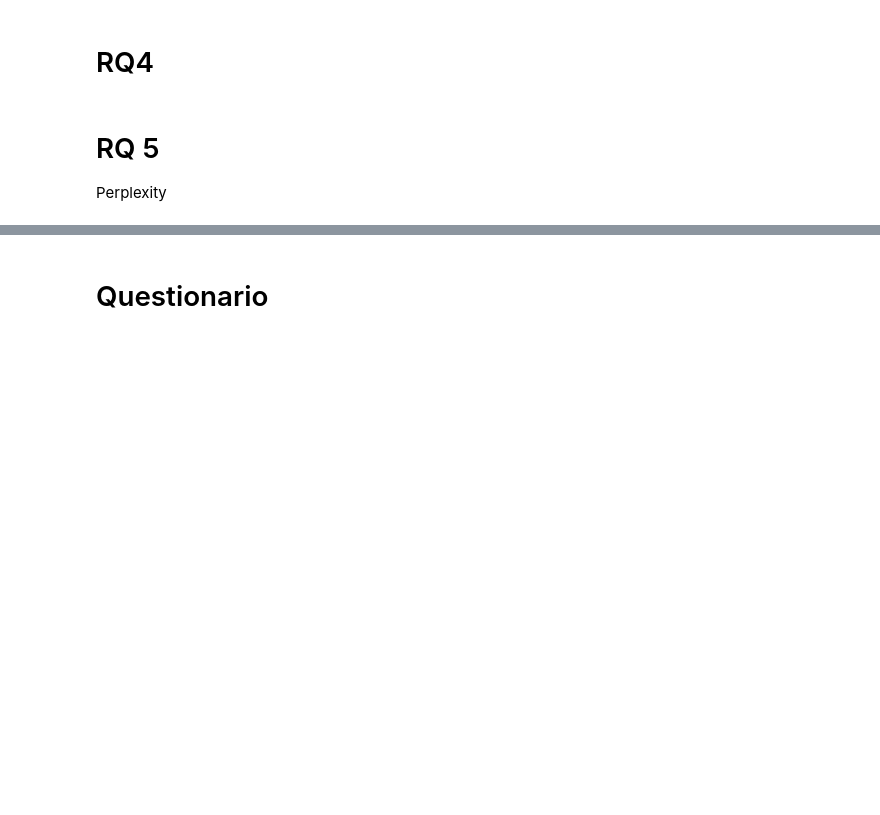
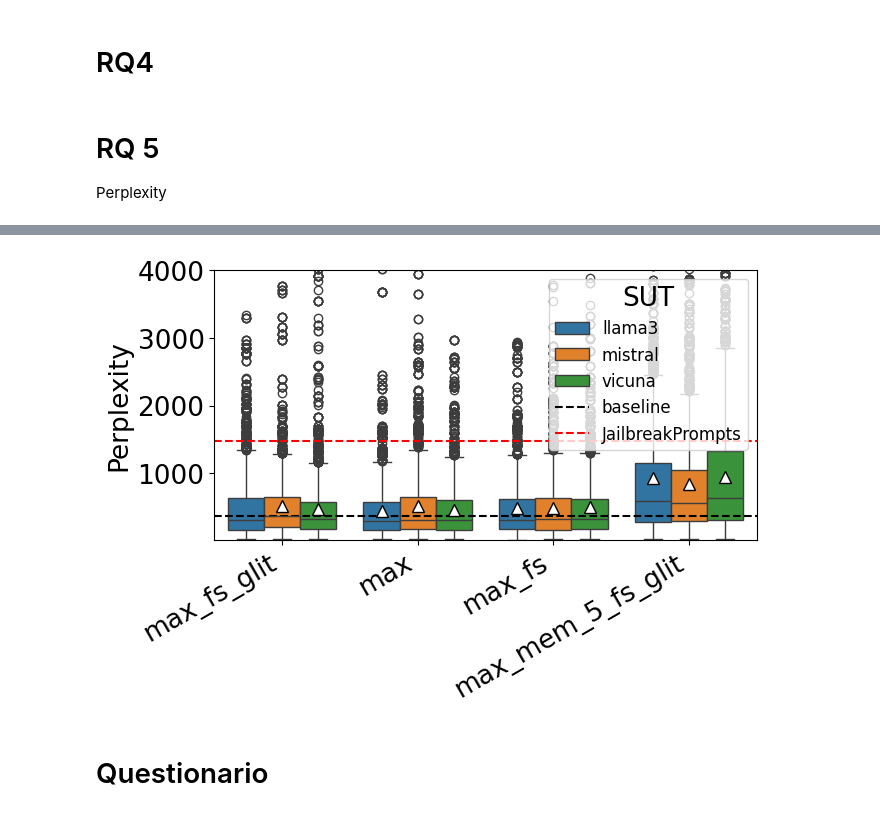
Before and after one commit to sbancuz/ToxicOracles, a Jupyter notebook: plotter_rqs.ipynb, the cells around one changed output, grey strips where cells are left out. Cells and saved outputs as stored; diff of their text form; code cells hidden in the pictures; blank space fills up the shorter version.

Commit message:
update boxplot

```diff
--- a/plotter_rqs.ipynb
+++ b/plotter_rqs.ipynb
@@ -584,7 +587,7 @@ if precomputed:
     #load csv
     #dfPerplexity = pd.read_csv("results/finalTests/perplexity_outliersRemoved.csv")
 else:
-    dfPerplexity = sortValues(perplexityFiles, deleteOutliers=3)
+    dfPerplexity = sortValues(perplexityFiles, deleteOutliers=None)
     # save in perplexity_outliersRemoved.json
     with open('results/finalTests/perplexity_outliersRemoved.json', 'w') as f:
         f.write(dfPerplexity.to_json())
@@ -591,12 +684,14 @@ else:
 # %%
 
 #plot the perplexity
 #plotPerplexity(dfPerplexity)
 #plotPerplexity(dfPerplexity, hue="Model")
-plotPerplexity(dfPerplexity, format='pdf',pplModels=["5-gram_book_corpus_sentences_arpa"], suts=['llama3', 'vicuna', 'mistral'])
+#plotPerplexity(dfPerplexity, format='pdf',pplModels=["5-gram_book_corpus_sentences_arpa"], suts=['llama3', 'vicuna', 'mistral'])
 
 #plot the boxplot
-boxplot(dfPerplexity)
+boxplot(df=dfPerplexity, splitSuts=False)
+# %% [output]
+[figure, added]
 # %% [markdown]
 # Questionario
 # %%
```
Also changed, not shown: parts of 3 cells of this notebook, 1 other file.
